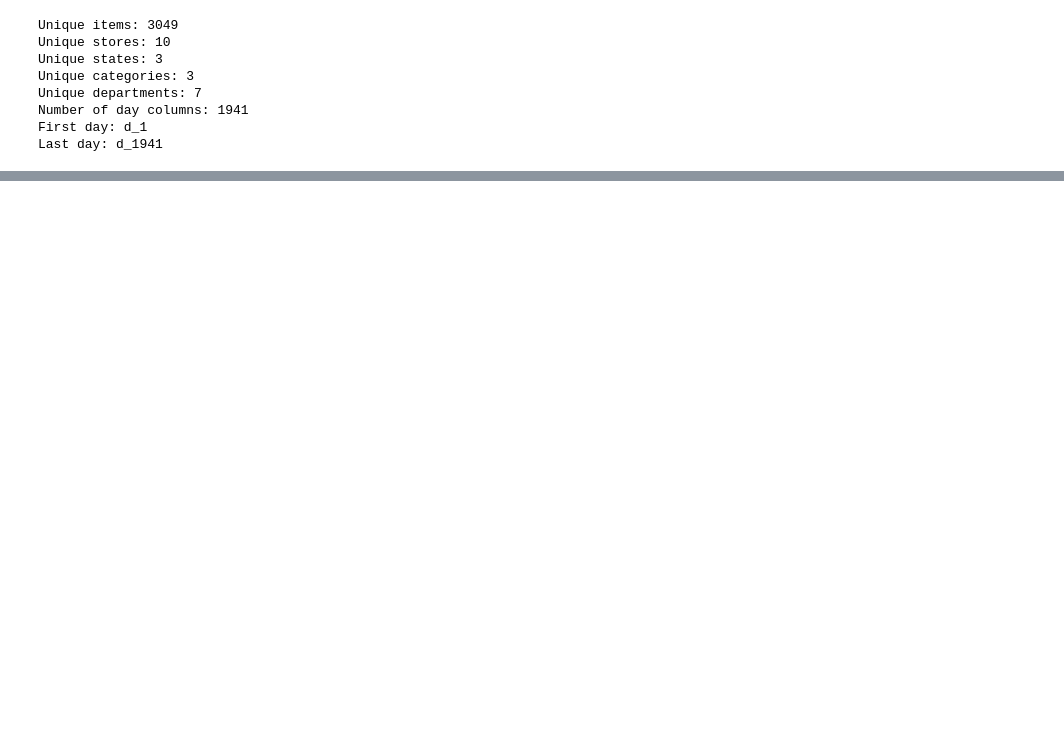
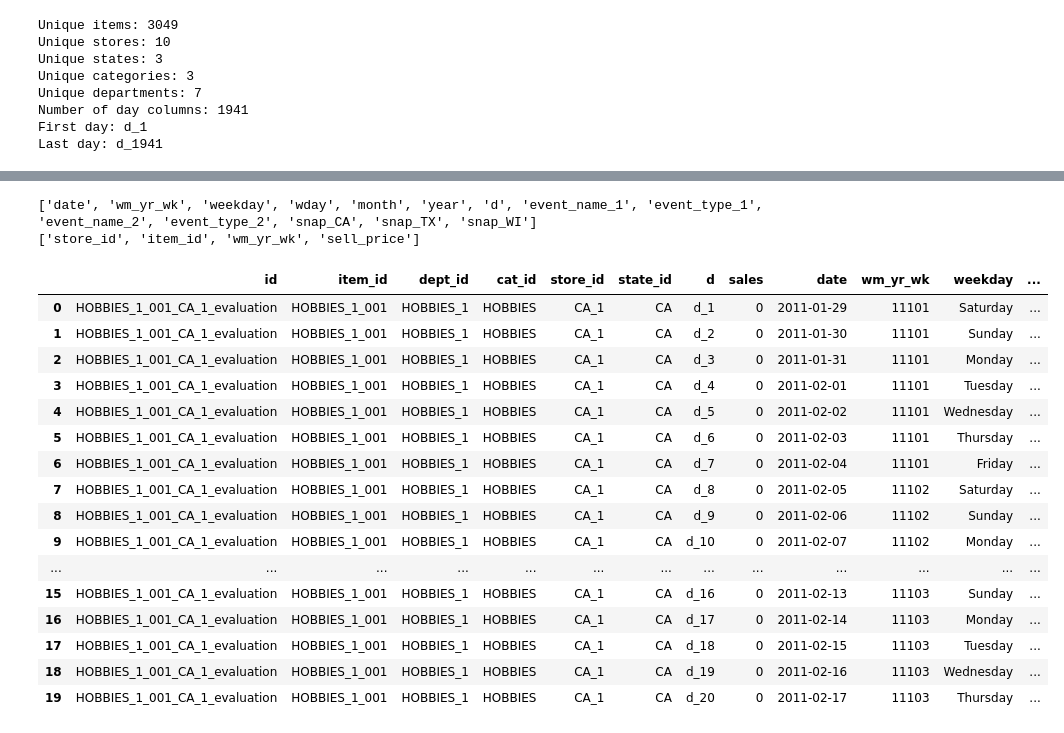
Before and after one commit to iamlaboniraz/Thesis_work, a Jupyter notebook: draf_word.ipynb, the cells around one changed output, grey strips where cells are left out. Drawn from its saved outputs; the diff is of its cells as text; code cells hidden in the pictures; blank space fills up the shorter version.

```diff
--- a/draf_word.ipynb
+++ b/draf_word.ipynb
@@ -144,0 +318,57 @@ Total units sold:  66927173
+# %%
+# Add calendar information
+print(calendar.columns.tolist())
+print(prices.columns.tolist())
+# %% [output]
+['date', 'wm_yr_wk', 'weekday', 'wday', 'month', 'year', 'd', 'event_name_1', 'event_type_1', 'event_name_2', 'event_type_2', 'snap_CA', 'snap_TX', 'snap_WI']
+['store_id', 'item_id', 'wm_yr_wk', 'sell_price']
+# %%
+sample = sales [
+    (sales['item_id'] == "HOBBIES_1_001") &
+    (sales['store_id'] == 'CA_1')
+].copy()
+
+# Convert wide daily columns into long format
+sample_long = sample.melt(
+    id_vars=["id", "item_id", "dept_id", "cat_id", "store_id", "state_id"],
+    value_vars = day_cols,
+    var_name = "d",
+    value_name = "sales"
+)
+# sample_long
+
+sample_long = sample_long.merge(
+    calendar[
+    [
+        "d", "date", "wm_yr_wk", "weekday",
+         "event_name_1", "event_type_1",
+         "snap_CA", "snap_TX", "snap_WI"]
+    ],
+    on='d',
+    how='left'
+)
+# Add weekly price
+sample_long = sample_long.merge(
+    prices,
+    on=['store_id', 'item_id', 'wm_yr_wk'],
+    how='left'
+)
+display(sample_long.head(20))
+# %% [output]
+|  | id | item_id | dept_id | cat_id | store_id | state_id | d | sales | date | wm_yr_wk | weekday | ... |
+| 0 | HOBBIES_1_001_CA_1_evaluation | HOBBIES_1_001 | HOBBIES_1 | HOBBIES | CA_1 | CA | d_1 | 0 | 2011-01-29 | 11101 | Saturday | ... |
+| 1 | HOBBIES_1_001_CA_1_evaluation | HOBBIES_1_001 | HOBBIES_1 | HOBBIES | CA_1 | CA | d_2 | 0 | 2011-01-30 | 11101 | Sunday | ... |
+| 2 | HOBBIES_1_001_CA_1_evaluation | HOBBIES_1_001 | HOBBIES_1 | HOBBIES | CA_1 | CA | d_3 | 0 | 2011-01-31 | 11101 | Monday | ... |
+| 3 | HOBBIES_1_001_CA_1_evaluation | HOBBIES_1_001 | HOBBIES_1 | HOBBIES | CA_1 | CA | d_4 | 0 | 2011-02-01 | 11101 | Tuesday | ... |
+| 4 | HOBBIES_1_001_CA_1_evaluation | HOBBIES_1_001 | HOBBIES_1 | HOBBIES | CA_1 | CA | d_5 | 0 | 2011-02-02 | 11101 | Wednesday | ... |
+| 5 | HOBBIES_1_001_CA_1_evaluation | HOBBIES_1_001 | HOBBIES_1 | HOBBIES | CA_1 | CA | d_6 | 0 | 2011-02-03 | 11101 | Thursday | ... |
+| 6 | HOBBIES_1_001_CA_1_evaluation | HOBBIES_1_001 | HOBBIES_1 | HOBBIES | CA_1 | CA | d_7 | 0 | 2011-02-04 | 11101 | Friday | ... |
+| 7 | HOBBIES_1_001_CA_1_evaluation | HOBBIES_1_001 | HOBBIES_1 | HOBBIES | CA_1 | CA | d_8 | 0 | 2011-02-05 | 11102 | Saturday | ... |
+| 8 | HOBBIES_1_001_CA_1_evaluation | HOBBIES_1_001 | HOBBIES_1 | HOBBIES | CA_1 | CA | d_9 | 0 | 2011-02-06 | 11102 | Sunday | ... |
+| 9 | HOBBIES_1_001_CA_1_evaluation | HOBBIES_1_001 | HOBBIES_1 | HOBBIES | CA_1 | CA | d_10 | 0 | 2011-02-07 | 11102 | Monday | ... |
+| ... | ... | ... | ... | ... | ... | ... | ... | ... | ... | ... | ... | ... |
+| 15 | HOBBIES_1_001_CA_1_evaluation | HOBBIES_1_001 | HOBBIES_1 | HOBBIES | CA_1 | CA | d_16 | 0 | 2011-02-13 | 11103 | Sunday | ... |
+| 16 | HOBBIES_1_001_CA_1_evaluation | HOBBIES_1_001 | HOBBIES_1 | HOBBIES | CA_1 | CA | d_17 | 0 | 2011-02-14 | 11103 | Monday | ... |
+| 17 | HOBBIES_1_001_CA_1_evaluation | HOBBIES_1_001 | HOBBIES_1 | HOBBIES | CA_1 | CA | d_18 | 0 | 2011-02-15 | 11103 | Tuesday | ... |
+| 18 | HOBBIES_1_001_CA_1_evaluation | HOBBIES_1_001 | HOBBIES_1 | HOBBIES | CA_1 | CA | d_19 | 0 | 2011-02-16 | 11103 | Wednesday | ... |
+| 19 | HOBBIES_1_001_CA_1_evaluation | HOBBIES_1_001 | HOBBIES_1 | HOBBIES | CA_1 | CA | d_20 | 0 | 2011-02-17 | 11103 | Thursday | ... |
```
Also changed, not shown: parts of 15 cells of this notebook, 1 other file.
